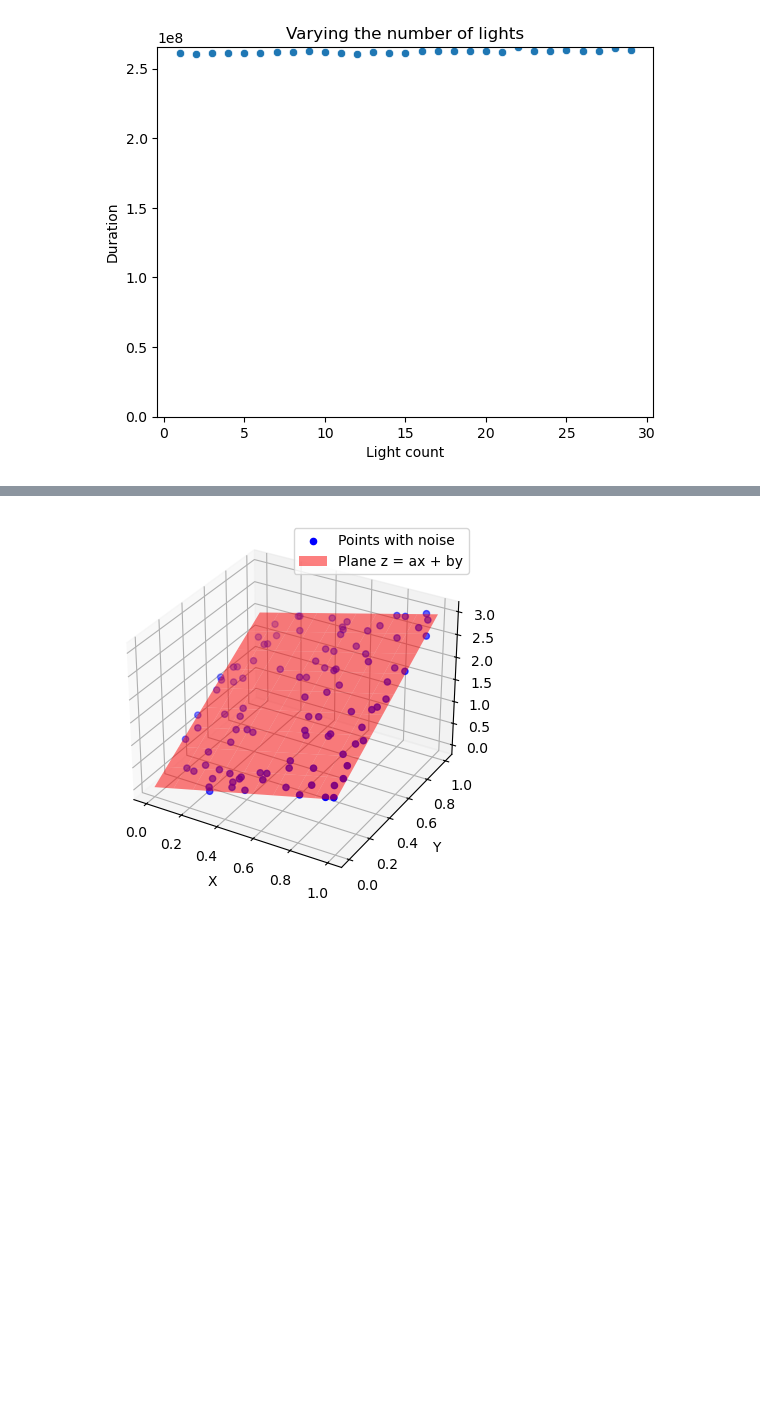
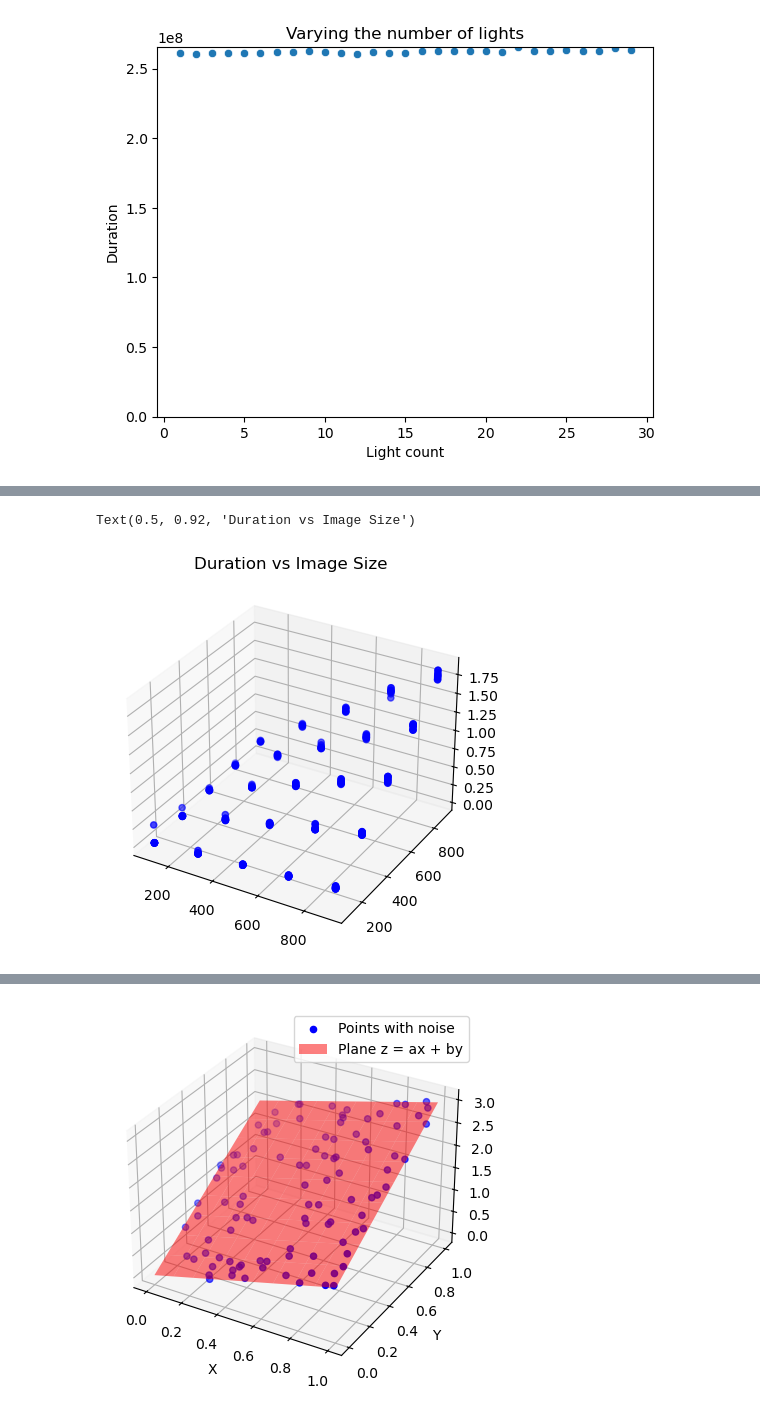
Before and after one commit to d-melita/SpecialVFX-Cloud, a Jupyter notebook: offline-analysis/Offline Analysis.ipynb, the cells around one changed output, grey strips where cells are left out. Drawn from its saved outputs; the diff is of its cells as text; code cells hidden in the pictures; blank space fills up the shorter version.

```diff
--- a/offline-analysis/Offline Analysis.ipynb
+++ b/offline-analysis/Offline Analysis.ipynb
@@ -145,0 +147,9 @@ Text(0.5, 1.0, 'Varying wrows')
+# %%
+# change wrows wcols
+fig = plt.figure()
+ax = fig.add_subplot(111, projection='3d')
+ax.scatter(df['wcols'], df['wrows'], df['duration'], c='b', marker='o')
+plt.title("Duration vs Image Size")
+# %% [output]
+Text(0.5, 0.92, 'Duration vs Image Size')
+[figure, added]
```
Also changed, not shown: parts of 5 cells of this notebook, 6 other files.
